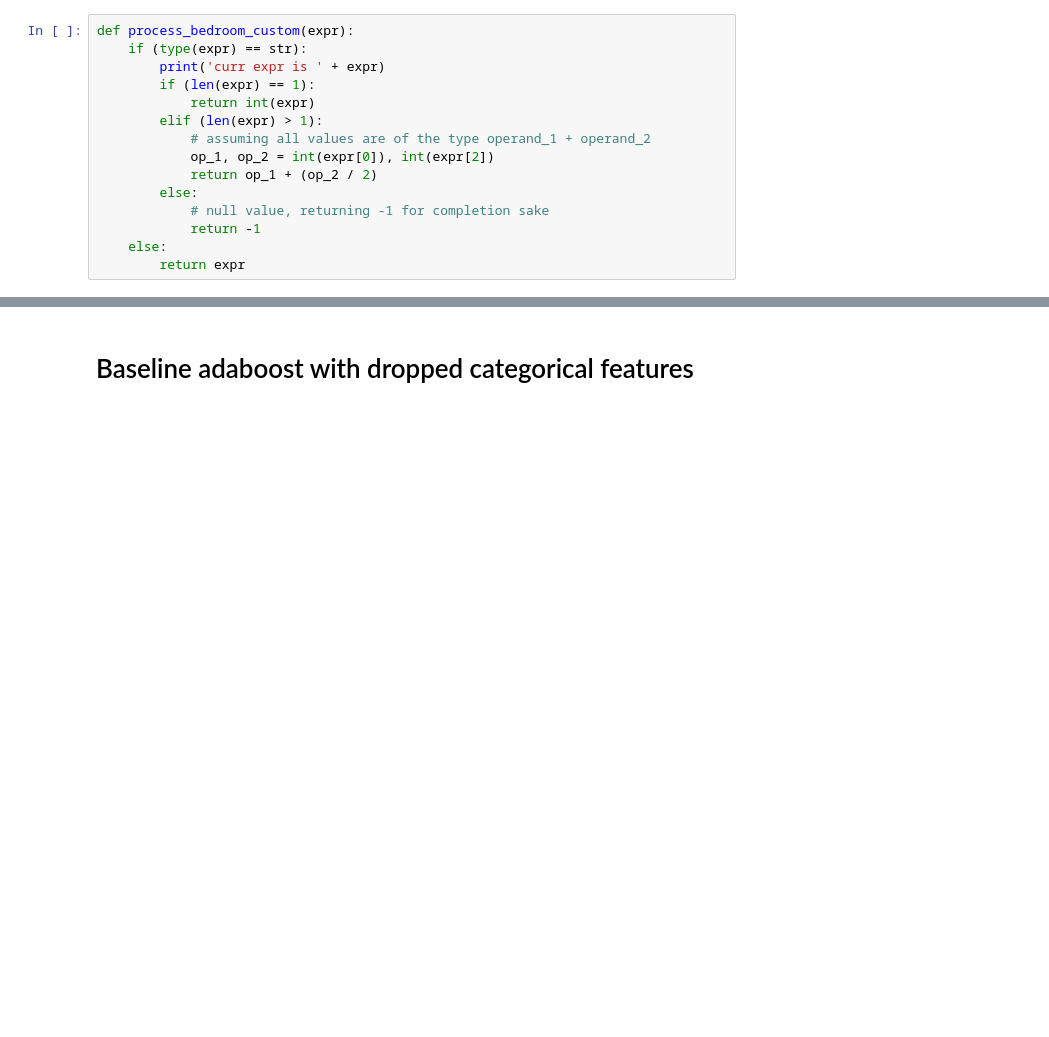
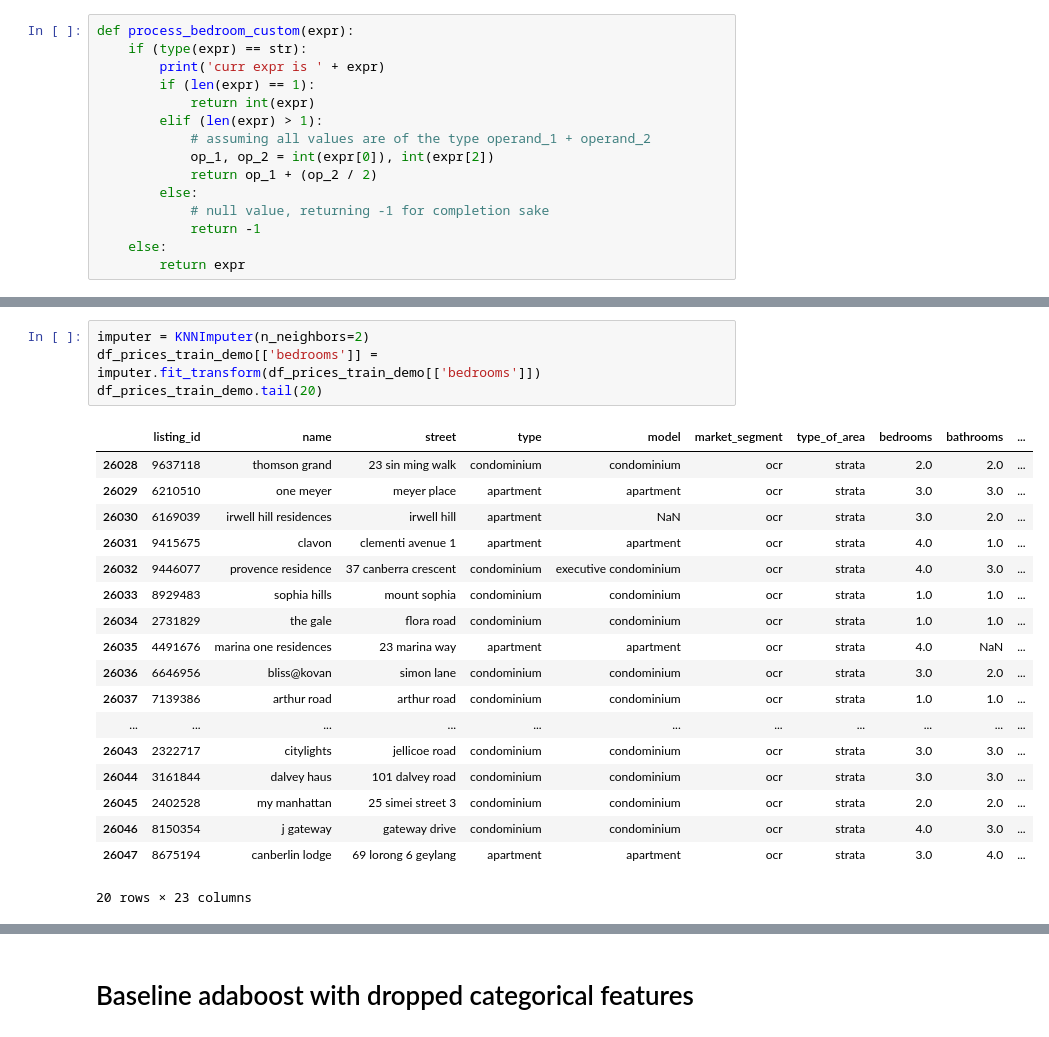
Before and after one commit to aidenywl/data-mining-property-prices, a Jupyter notebook: main_notebook.ipynb, the cells around one changed output, grey strips where cells are left out. Drawn from its saved outputs; the diff is of its cells as text; blank space fills up the shorter version.

```diff
--- a/main_notebook.ipynb
+++ b/main_notebook.ipynb
@@ -234,0 +279,23 @@ df_prices_train_demo.head(11)
+# %%
+imputer = KNNImputer(n_neighbors=2)
+df_prices_train_demo[['bedrooms']] = imputer.fit_transform(df_prices_train_demo[['bedrooms']])
+df_prices_train_demo.tail(20)
+# %% [output]
+|  | listing_id | name | street | type | model | market_segment | type_of_area | bedrooms | bathrooms | ... |
+| 26028 | 9637118 | thomson grand | 23 sin ming walk | condominium | condominium | ocr | strata | 2.0 | 2.0 | ... |
+| 26029 | 6210510 | one meyer | meyer place | apartment | apartment | ocr | strata | 3.0 | 3.0 | ... |
+| 26030 | 6169039 | irwell hill residences | irwell hill | apartment | NaN | ocr | strata | 3.0 | 2.0 | ... |
+| 26031 | 9415675 | clavon | clementi avenue 1 | apartment | apartment | ocr | strata | 4.0 | 1.0 | ... |
+| 26032 | 9446077 | provence residence | 37 canberra crescent | condominium | executive condominium | ocr | strata | 4.0 | 3.0 | ... |
+| 26033 | 8929483 | sophia hills | mount sophia | condominium | condominium | ocr | strata | 1.0 | 1.0 | ... |
+| 26034 | 2731829 | the gale | flora road | condominium | condominium | ocr | strata | 1.0 | 1.0 | ... |
+| 26035 | 4491676 | marina one residences | 23 marina way | apartment | apartment | ocr | strata | 4.0 | NaN | ... |
+| 26036 | 6646956 | bliss@kovan | simon lane | condominium | condominium | ocr | strata | 3.0 | 2.0 | ... |
+| 26037 | 7139386 | arthur road | arthur road | condominium | condominium | ocr | strata | 1.0 | 1.0 | ... |
+| ... | ... | ... | ... | ... | ... | ... | ... | ... | ... | ... |
+| 26043 | 2322717 | citylights | jellicoe road | condominium | condominium | ocr | strata | 3.0 | 3.0 | ... |
+| 26044 | 3161844 | dalvey haus | 101 dalvey road | condominium | condominium | ocr | strata | 3.0 | 3.0 | ... |
+| 26045 | 2402528 | my manhattan | 25 simei street 3 | condominium | condominium | ocr | strata | 2.0 | 2.0 | ... |
+| 26046 | 8150354 | j gateway | gateway drive | condominium | condominium | ocr | strata | 4.0 | 3.0 | ... |
+| 26047 | 8675194 | canberlin lodge | 69 lorong 6 geylang | apartment | apartment | ocr | strata | 3.0 | 4.0 | ... |
+20 rows × 23 columns
```
Also changed, not shown: parts of 5 cells of this notebook.
